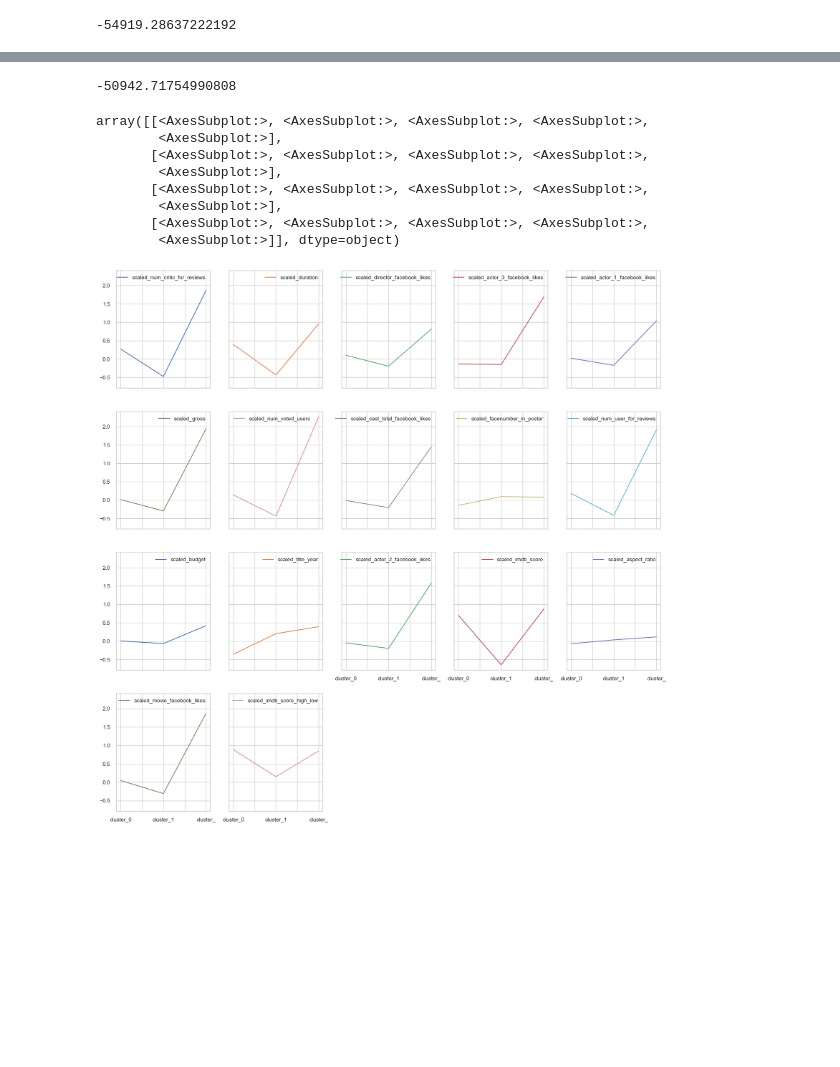
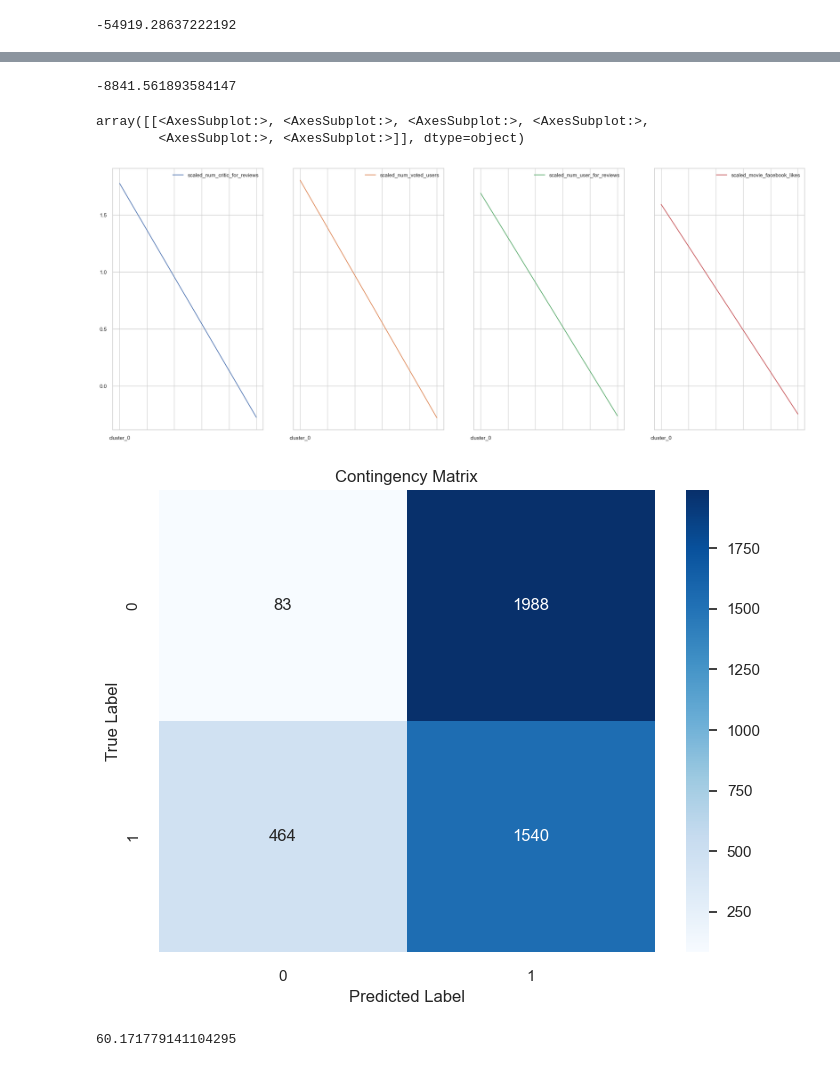
Before and after one commit to GemsLoveNLP/BigData, a Jupyter notebook: Week7/6438169421_Week7.ipynb, the cells around one changed output, grey strips where cells are left out. Drawn from its saved outputs; the diff is of its cells as text; code cells hidden in the pictures; blank space fills up the shorter version.

```diff
--- a/Week7/6438169421_Week7.ipynb
+++ b/Week7/6438169421_Week7.ipynb
@@ -496,3 +518,4 @@ Model 2: Find K from graphs
 # %%
 target = df_scaled["scaled_imdb_score_high_low"]
+selected = ['scaled_num_critic_for_reviews','scaled_num_voted_users','scaled_num_user_for_reviews','scaled_movie_facebook_likes']
 # %%
@@ -534,0 +556,5 @@ k = 2 seems optimal but maybe we can also try k = 3 it has good elbow
+# %%
+from yellowbrick.cluster import KElbowVisualizer
+visualizer = KElbowVisualizer(KMeans(), k=(2,15),metric='silhouette')
+visualizer.fit(df_scaled)
+visualizer.show()
@@ -535,13 +564,13 @@ k = 2 seems optimal but maybe we can also try k = 3 it has good elbow
 # %%
 #Create KMean Cluster
-km2 =KMeans(n_clusters=3,init='k-means++',random_state=0,verbose=0)
+km2 =KMeans(n_clusters=2,init='k-means++',random_state=0,verbose=0)
 
 #Train the model using the training sets
-km2.fit(df_scaled)
+km2.fit(df_scaled[selected])
 
 #Predict the response for test dataset
-target_pred = km2.predict(df_scaled)
+target_pred = km2.predict(df_scaled[selected])
 # %%
-cluster_result=pd.DataFrame(km2.cluster_centers_,columns=df_scaled.columns,index=['cluster_0','cluster_1','cluster_'])
+cluster_result=pd.DataFrame(km2.cluster_centers_,columns=selected,index=['cluster_0','cluster_1'])
 cluster_result.T
 # %% [output]
@@ -566,16 +582,25 @@ cluster_result.T
 # %%
-km2.score(df_scaled)
+km2.score(df_scaled[selected])
 # %% [output]
--50942.71754990808
+-8841.561893584147
 # %%
-cluster_result.plot(subplots=True,layout=(4,5),sharey=True,figsize=(20,20))
+cluster_result.plot(subplots=True,layout=(1,6),sharey=True,figsize=(40,10))
 # %% [output]
 array([[<AxesSubplot:>, <AxesSubplot:>, <AxesSubplot:>, <AxesSubplot:>,
-        <AxesSubplot:>],
-       [<AxesSubplot:>, <AxesSubplot:>, <AxesSubplot:>, <AxesSubplot:>,
-        <AxesSubplot:>],
-       [<AxesSubplot:>, <AxesSubplot:>, <AxesSubplot:>, <AxesSubplot:>,
-        <AxesSubplot:>],
-       [<AxesSubplot:>, <AxesSubplot:>, <AxesSubplot:>, <AxesSubplot:>,
-        <AxesSubplot:>]], dtype=object)
+        <AxesSubplot:>, <AxesSubplot:>]], dtype=object)
-[figure, old version]
+[figure, new version]
+# %%
+contingency_matrix = metrics.cluster.contingency_matrix(labels_true=df_scaled["scaled_imdb_score_high_low"],labels_pred=km2.labels_)
+
+plt.figure(figsize=(8, 6))
+sns.heatmap(contingency_matrix, annot=True, fmt='d', cmap='Blues')
+plt.xlabel('Predicted Label')
+plt.ylabel('True Label')
+plt.title('Contingency Matrix')
+plt.show()
+# %% [output]
+[figure, added]
+# %%
+(1988+464)/((1988+464)+(83+1540))*100
+# %% [output]
+60.171779141104295
```
Also changed, not shown: parts of 15 cells of this notebook, 1 other file.
